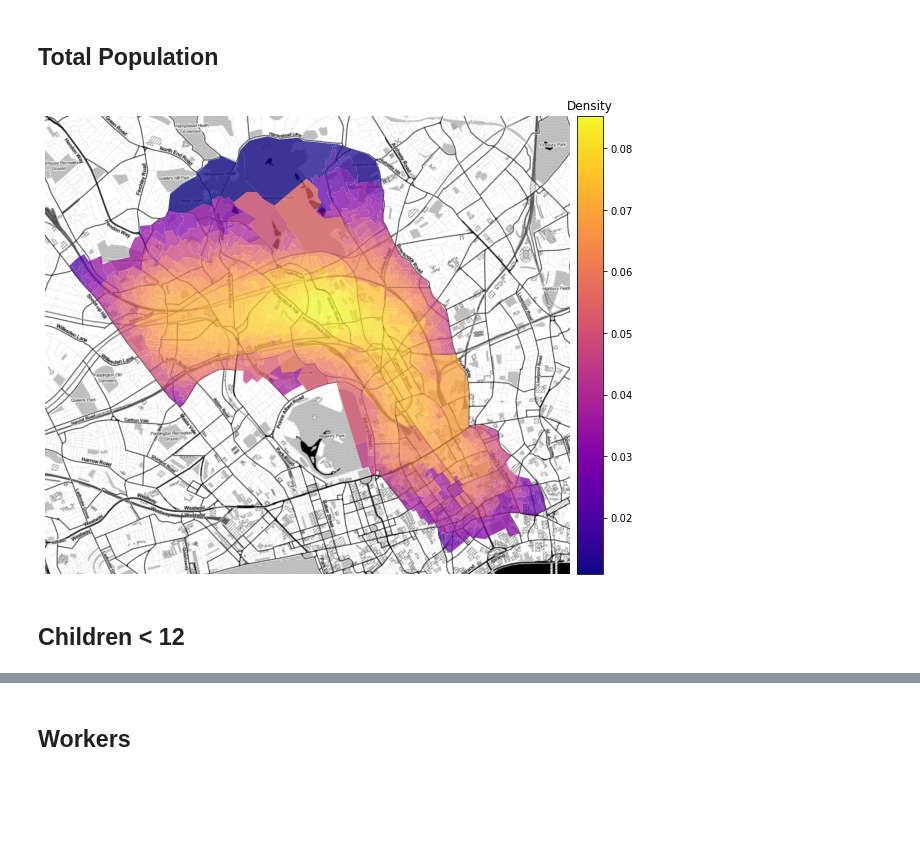
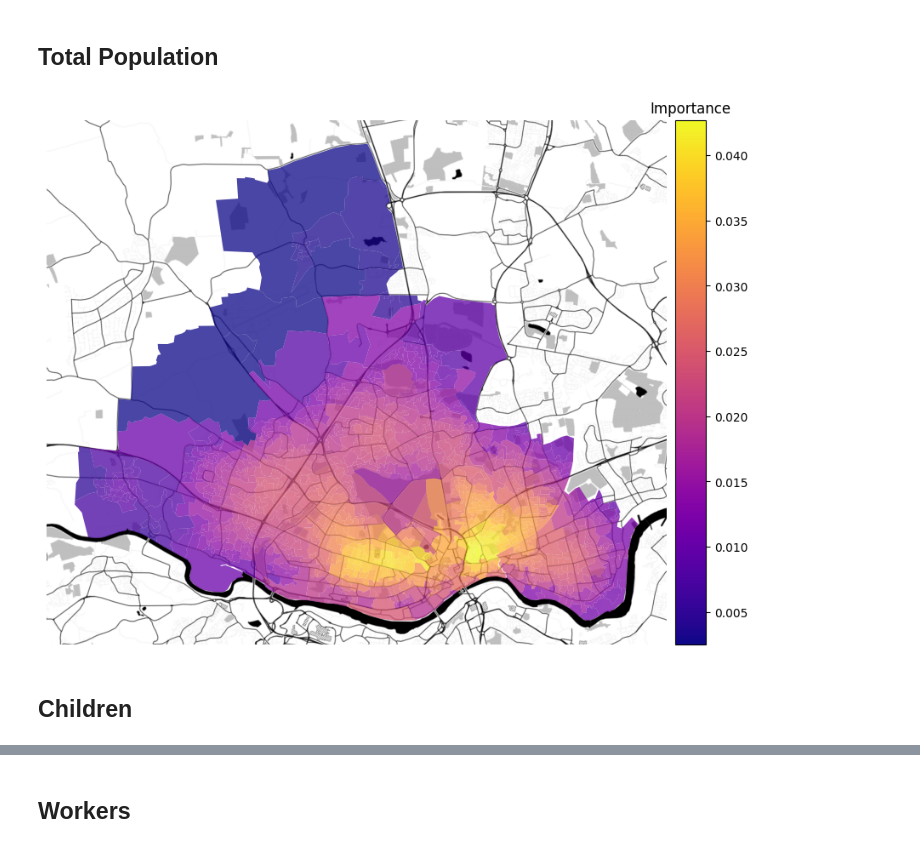
Before and after one commit to alan-turing-institute/spatial-inequality, a Jupyter notebook: notebooks/oa_importance.ipynb, the cells around one changed output, grey strips where cells are left out. Drawn from its saved outputs; the diff is of its cells as text; code cells hidden in the pictures; blank space fills up the shorter version.

```diff
--- a/notebooks/oa_importance.ipynb
+++ b/notebooks/oa_importance.ipynb
@@ -21,14 +10,30 @@ get_oa_shapes(lad20cd).plot(facecolor="None", edgecolor="k", ax=ax)
+# %%
+lad20nm = "Newcastle upon Tyne"
+lad20cd = lad20nm_to_lad20cd(lad20nm)
+
+n_sensors = 20
+theta = 500
+
+child_age = 16
+elder_age = 65
+
+vmax = None
+# %%
+total = PopulationDataset(lad20cd).to_total()
+child = (
+    PopulationDataset(lad20cd).filter_age(high=child_age, name="children").to_total()
+)
+elder = PopulationDataset(lad20cd).filter_age(low=elder_age, name="elderly").to_total()
+work = WorkplaceDataset(lad20cd)
+la = LocalAuthority(lad20cd, datasets=[total, child, elder, work])
+
+cov = ExponentialCoverage.from_la(la, theta)
 # %% [markdown]
 ## Total Population
-# %%
-oa_weights = calc_oa_weights(
-    lad20cd=lad20cd,
-    pop_age_groups={"pop_total": {"min": 0, "max": 90, "weight": 1}},
-    population_weight=1,
-    workplace_weight=0,
-)
-plot_oa_importance(lad20cd, oa_weights, figsize=(10, 10), theta=theta, vmax=vmax)
-# %% [output]
-[figure, removed]
+# %%
+objs = CombinedObjectives(la, [Column(total.name, "total")], cov)
+plot_oa_importance(objs, figsize=(10, 10), vmax=vmax)
+# %% [output]
+[figure, added]
 # %% [markdown]
-## Children < 12
+## Children
```
Also changed, not shown: parts of 11 cells of this notebook, 4 other files.
